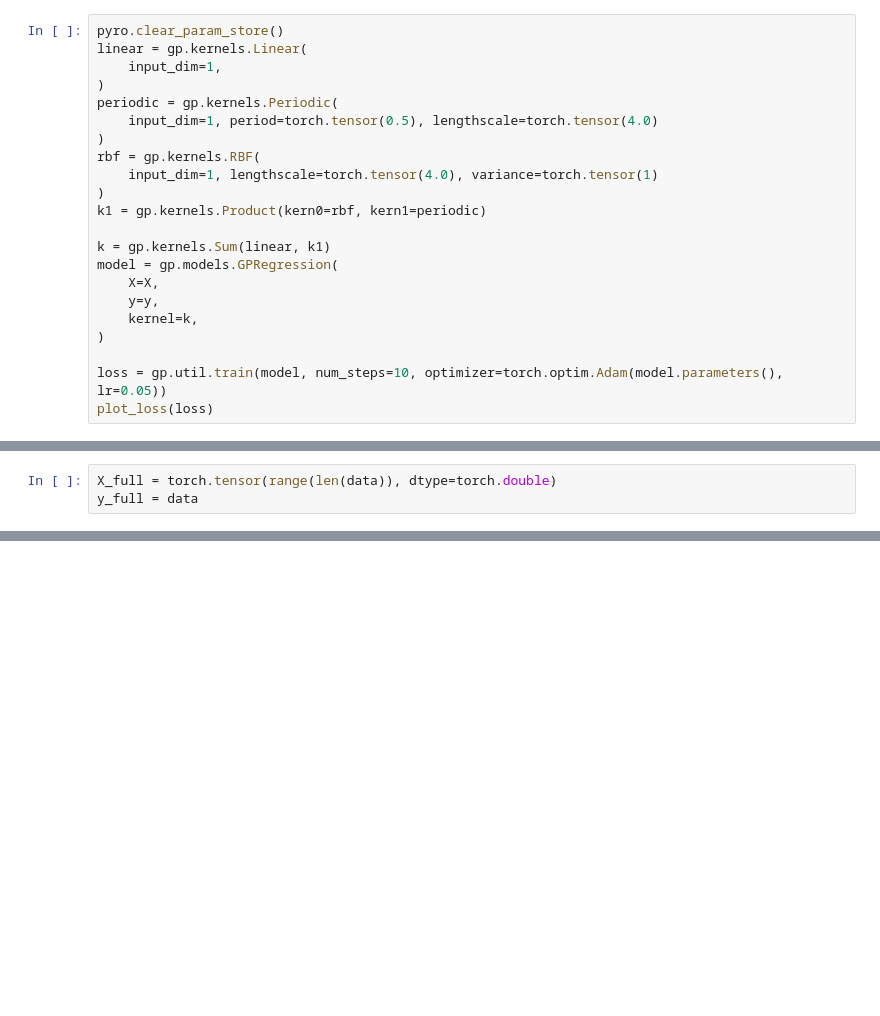
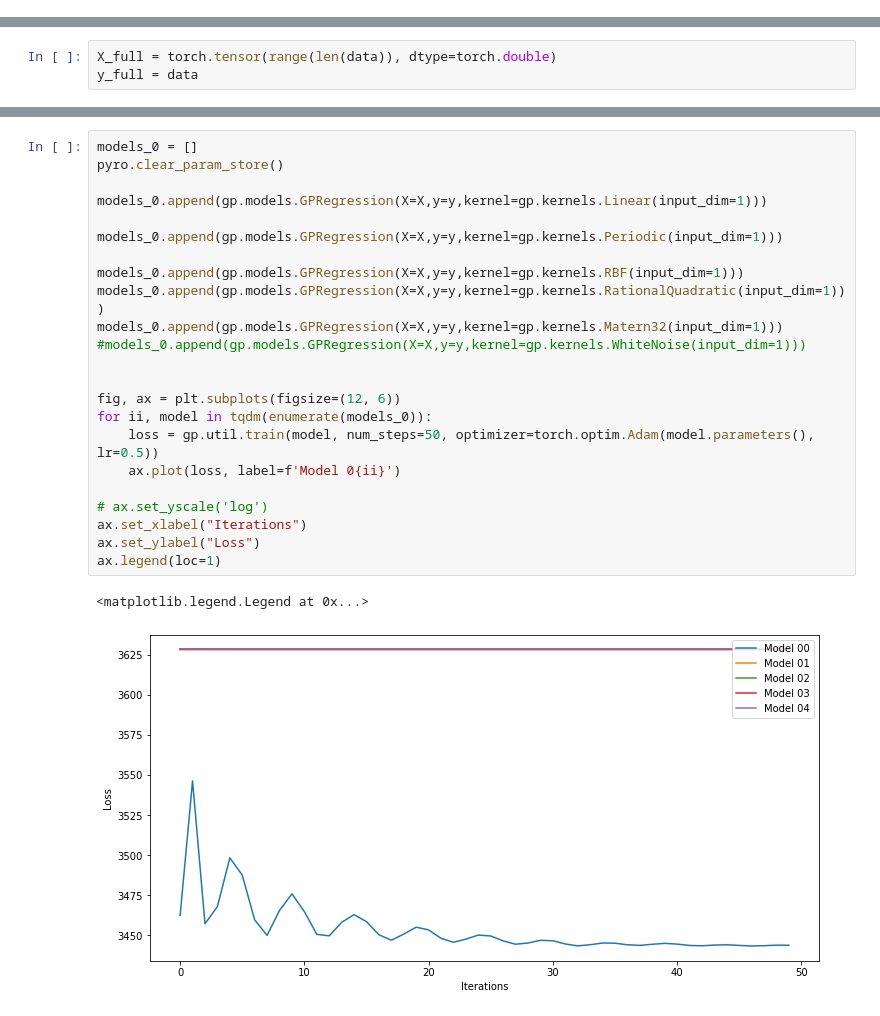
Before and after one commit to mateuszw314/MakeUsRichProject, a Jupyter notebook: notebooks/GaussianProcess.ipynb, the cells around one changed output, grey strips where cells are left out. Saved outputs shown, nothing was run; the diff lists cells and outputs as text; blank space fills up the shorter version.

```diff
--- a/notebooks/GaussianProcess.ipynb
+++ b/notebooks/GaussianProcess.ipynb
@@ -83,22 +92,0 @@ def plot_loss(loss):
-# %%
-pyro.clear_param_store()
-linear = gp.kernels.Linear(
-    input_dim=1,
-)
-periodic = gp.kernels.Periodic(
-    input_dim=1, period=torch.tensor(0.5), lengthscale=torch.tensor(4.0)
-)
-rbf = gp.kernels.RBF(
-    input_dim=1, lengthscale=torch.tensor(4.0), variance=torch.tensor(1)
-)
-k1 = gp.kernels.Product(kern0=rbf, kern1=periodic)
-
-k = gp.kernels.Sum(linear, k1)
-model = gp.models.GPRegression(
-    X=X,
-    y=y,
-    kernel=k,
-)
-
-loss = gp.util.train(model, num_steps=10, optimizer=torch.optim.Adam(model.parameters(), lr=0.05))
-plot_loss(loss)
@@ -109,0 +121,26 @@ y_full = data
+# %%
+models_0 = []
+pyro.clear_param_store()
+
+models_0.append(gp.models.GPRegression(X=X,y=y,kernel=gp.kernels.Linear(input_dim=1)))
+
+models_0.append(gp.models.GPRegression(X=X,y=y,kernel=gp.kernels.Periodic(input_dim=1)))
+
+models_0.append(gp.models.GPRegression(X=X,y=y,kernel=gp.kernels.RBF(input_dim=1)))
+models_0.append(gp.models.GPRegression(X=X,y=y,kernel=gp.kernels.RationalQuadratic(input_dim=1)))
+models_0.append(gp.models.GPRegression(X=X,y=y,kernel=gp.kernels.Matern32(input_dim=1)))
+#models_0.append(gp.models.GPRegression(X=X,y=y,kernel=gp.kernels.WhiteNoise(input_dim=1)))
+
+
+fig, ax = plt.subplots(figsize=(12, 6))
+for ii, model in tqdm(enumerate(models_0)):
+    loss = gp.util.train(model, num_steps=50, optimizer=torch.optim.Adam(model.parameters(), lr=0.5))
+    ax.plot(loss, label=f'Model 0{ii}')
+
+# ax.set_yscale('log')
+ax.set_xlabel("Iterations")
+ax.set_ylabel("Loss")
+ax.legend(loc=1)
+# %% [output]
+<matplotlib.legend.Legend at 0x...>
+[figure, added]
```
Also changed, not shown: parts of 39 cells of this notebook, 1 other file.
